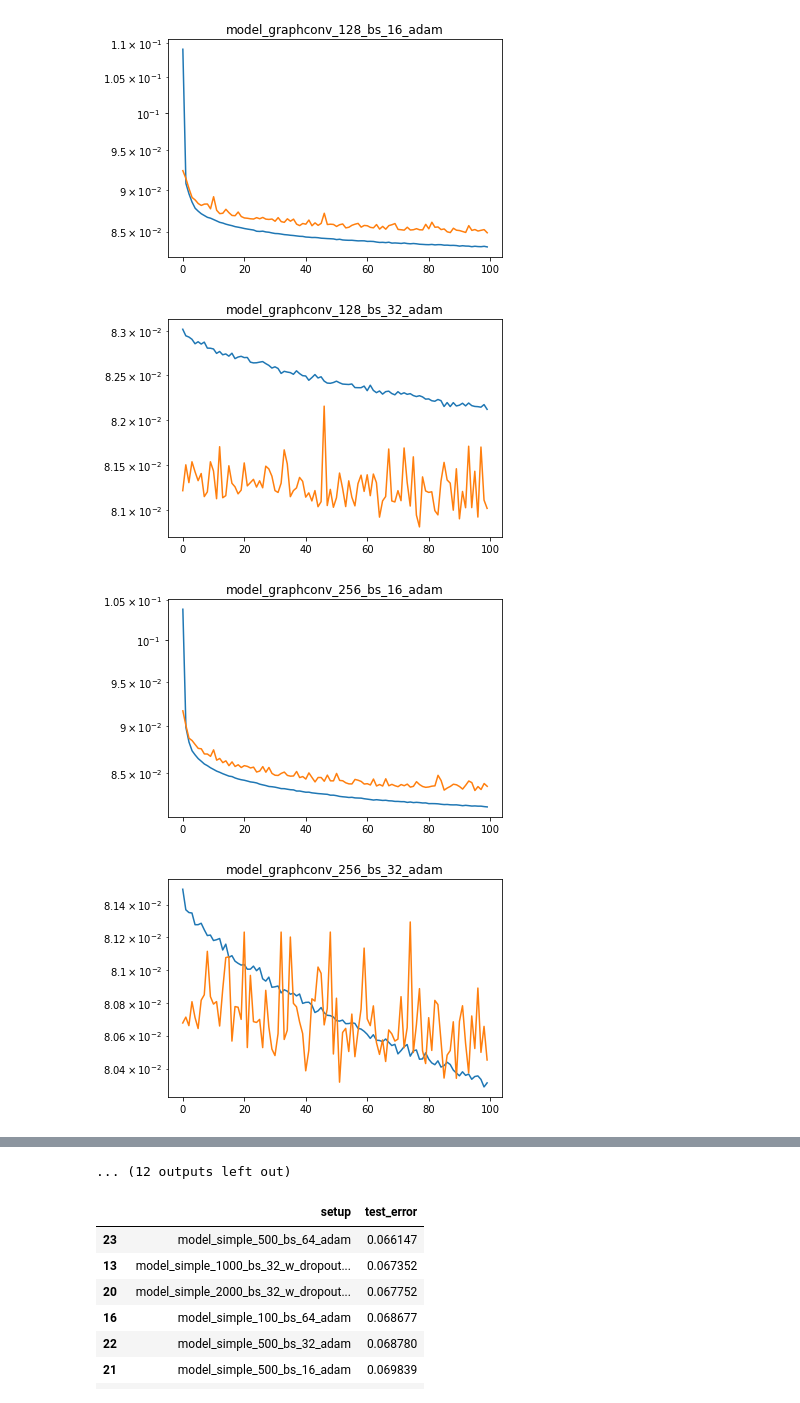
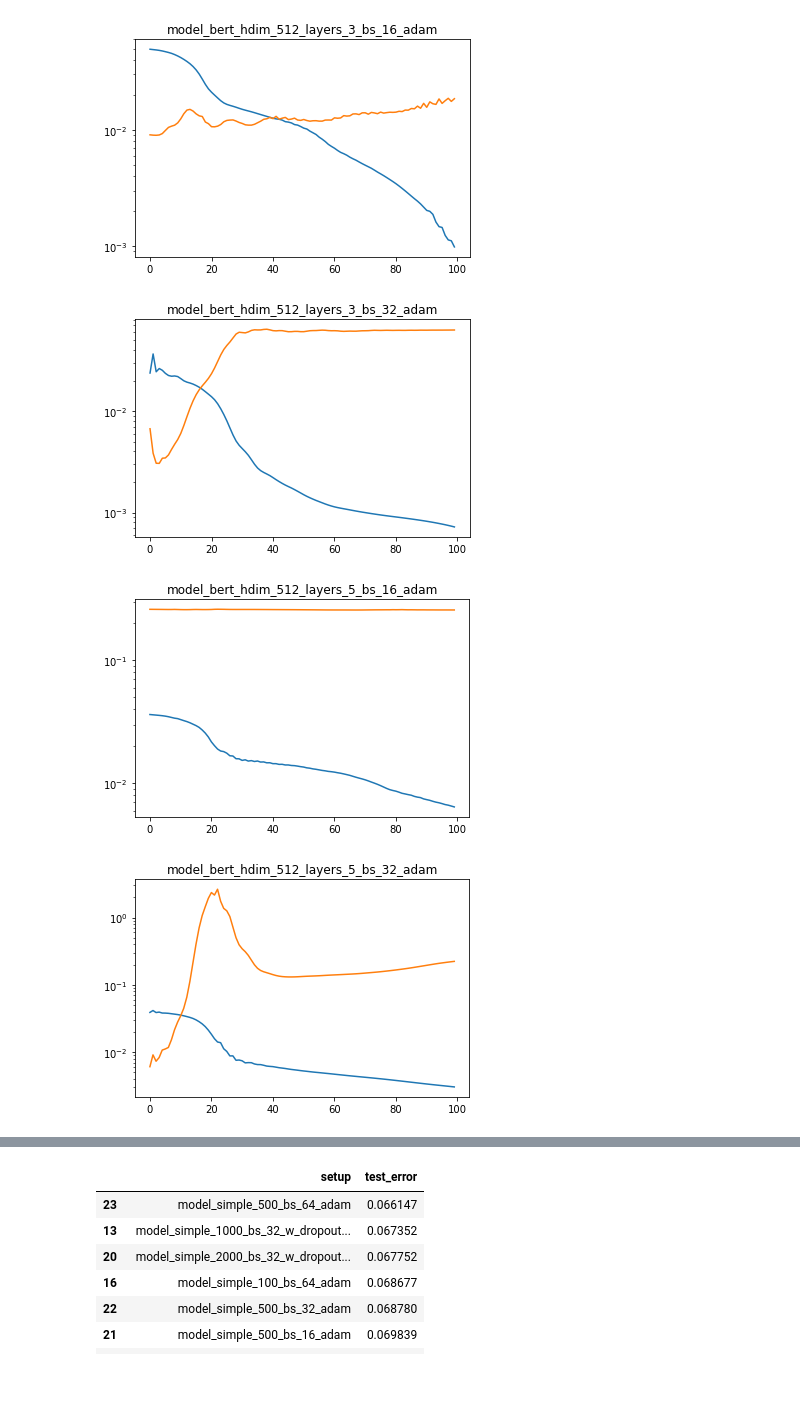
Before and after one commit to dimenwarper/molxspec, a Jupyter notebook: inspect.ipynb, the cells around one changed output, grey strips where cells are left out. Drawn from its saved outputs; the diff is of its cells as text; code cells hidden in the pictures.

Commit message:
Can now train a chemberta mol2spec model

```diff
--- a/inspect.ipynb
+++ b/inspect.ipynb
@@ -1,24 +1,24 @@
 # %%
 from matplotlib import pyplot as plt
 import os
 import glob
 import pandas as pd
 
 best_test = []
-for dr in sorted(glob.glob('runs/model_*')):
+for dr in sorted(glob.glob('runs/model_bert*')):
     dr = dr.replace('runs/', '')
     lcfname = f'runs/{dr}/learning_curves.tsv'
     if os.path.exists(lcfname):
         lcurves = pd.read_csv(lcfname)
         best_test.append([dr, lcurves['test'][40:].min()])
         plt.figure()
         plt.plot(lcurves['train'], label='train')
         plt.plot(lcurves['test'], label='test')
         plt.yscale('log')
         plt.title(dr)
 best_test = pd.DataFrame(best_test, columns=['setup', 'test_error'])
 # %% [output]
-[figure, old version]
+[figure, new version]
-[figure, old version]
+[figure, new version]
-[figure, old version]
+[figure, new version]
-[figure, old version]
+[figure, new version]
@@ -33,4 +25,3 @@ best_test = pd.DataFrame(best_test, columns=['setup', 'test_error'])
-... (12 outputs left out)
 # %%
 best_test.sort_values('test_error')
 # %% [output]
```
Also changed, not shown: parts of 1 cell of this notebook, 8 other files.
